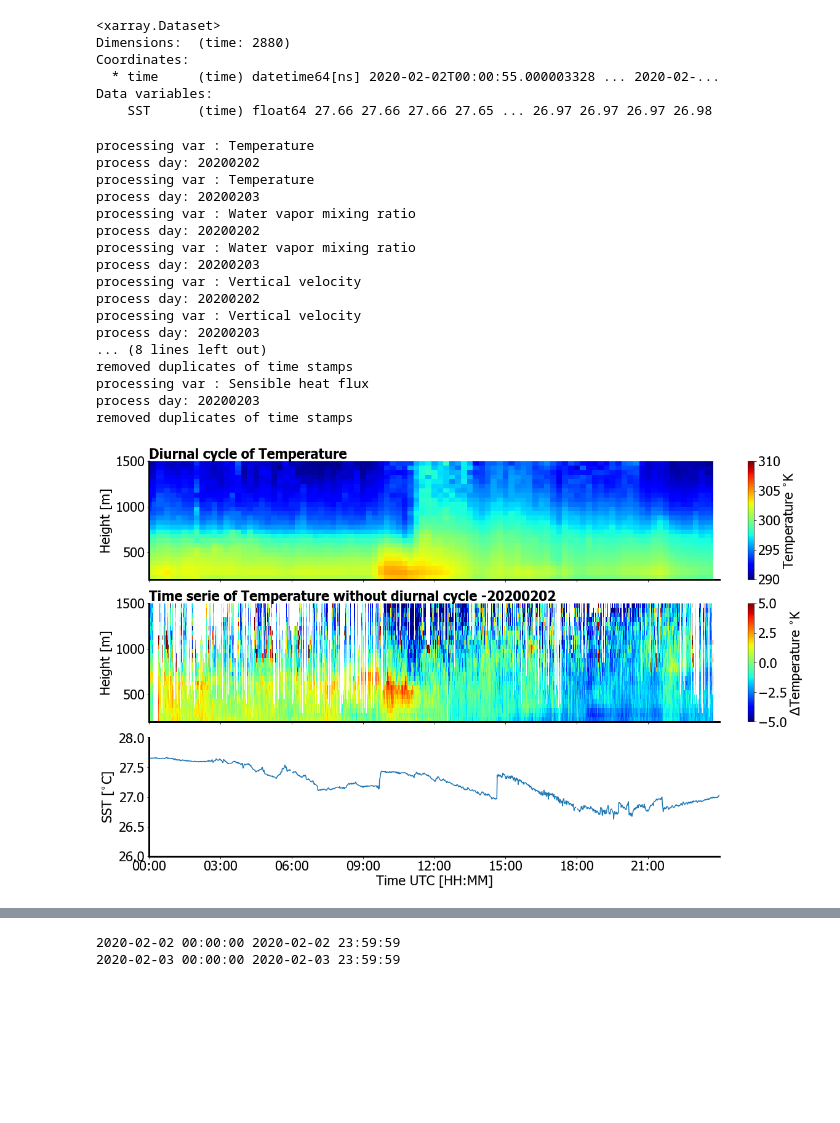
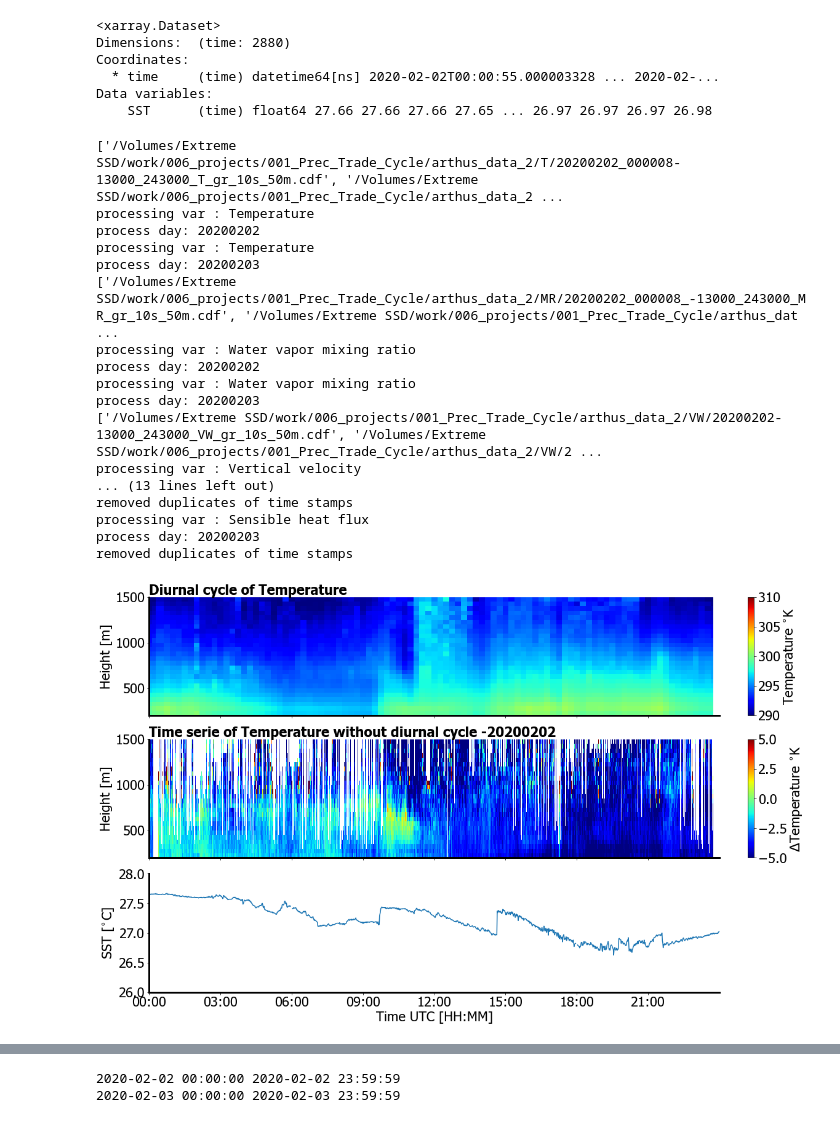
Before and after one commit to ClauClouds/SST-impact, a Jupyter notebook: remove_diurnal_cycle_from_arthus_data.ipynb, the cells around one changed output, grey strips where cells are left out. Saved outputs shown, nothing was run; the diff lists cells and outputs as text; code cells hidden in the pictures; blank space fills up the shorter version.

```diff
--- a/remove_diurnal_cycle_from_arthus_data.ipynb
+++ b/remove_diurnal_cycle_from_arthus_data.ipynb
@@ -237,8 +237,18 @@ noise_mask_file = '/Volumes/Extreme SSD/work/006_projects/001_Prec_Trade_Cycle/a
 
 for i_dict, dict_var in enumerate(dict_list):
 
-    data_path = '/Volumes/Extreme SSD/work/006_projects/001_Prec_Trade_Cycle/arthus_data/'+dict_var['var_name']+'/'
-    arthus_files = np.sort(glob.glob(data_path+'*.cdf'))[5:7]
+    data_path = '/Volumes/Extreme SSD/work/006_projects/001_Prec_Trade_Cycle/arthus_data_2/'+dict_var['var_name']+'/'
+
+    #reading file list depending on the files
+    if (dict_var['var_name'] == 'LHF') or (dict_var['var_name'] == 'SHF'):
+        arthus_files = [np.sort(glob.glob(data_path+'20200202_'+dict_var['var_name']+'.cdf'))[0],\
+                        np.sort(glob.glob(data_path+'20200203_'+dict_var['var_name']+'.cdf'))[0]]
+    else:
+        arthus_files = [np.sort(glob.glob(data_path+'20200202*_gr_10s_50m.cdf'))[0],\
+                        np.sort(glob.glob(data_path+'20200203*_gr_10s_50m.cdf'))[0]]
+
+
+    print(arthus_files)
 
     for i_file in range(len(arthus_files)):
 
@@ -255,7 +265,7 @@ for i_dict, dict_var in enumerate(dict_list):
 
 
         # read diurnal cycle file
-        d_cycle = xr.open_dataset('/Volumes/Extreme SSD/work/006_projects/001_Prec_Trade_Cycle/post_processed_data/arthus_diurnal_cycle/'+dict_var['var_name']+'_diurnal_cycle.nc')
+        d_cycle = xr.open_dataset('/Volumes/Extreme SSD/work/006_projects/001_Prec_Trade_Cycle/post_processed_data/diurnal_cycle/'+dict_var['var_name']+'_diurnal_cycle.nc')
 
         # calculate new time array for diurnal cycle
         time_start = datetime(2020,\
@@ -328,7 +338,7 @@ for i_dict, dict_var in enumerate(dict_list):
         axs[2].spines["right"].set_visible(False)
         axs[2].spines["bottom"].set_linewidth(3)
         axs[2].spines["left"].set_linewidth(3)
-        axs[2].plot(pd.to_datetime(SST_DS['time'].v alues), SST_DS['SST'].values)
+        axs[2].plot(pd.to_datetime(SST_DS['time'].values), SST_DS['SST'].values)
         axs[2].set_ylim(26., 28.)
         axs[2].set_xlabel('Time UTC [HH:MM]')
         axs[2].set_ylabel('SST [$^{\circ}$C]')
@@ -356,35 +366,35 @@ for i_dict, dict_var in enumerate(dict_list):
                             'FILL_VALUE'       :  'NaN',
                             'PI_NAME'          : 'Claudia Acquistapace',
                             'PI_AFFILIATION'   : 'University of Cologne (UNI), Germany',
                             'PI_ADDRESS'       : 'Institute for geophysics and meteorology, Pohligstrasse 3, 50969 Koeln',
                             'PI_MAIL'          : 'cacquist@meteo.uni-koeln.de',
                             'DATA_DESCRIPTION' : dict_var['var_string']+'with the diurnal cycle removed from the data',
                             'DATA_DISCIPLINE'  : 'Atmospheric Physics - Remote Sensing Lidar Profiler',
                             'DATA_GROUP'       : 'Experimental;Profile;Moving',
                             'DATA_SOURCE'      : 'arthus data',
                             'DATA_PROCESSING'  : 'https://github.com/ClauClouds/SST-impact/',
                             'INSTRUMENT_MODEL' : 'arthus raman lidar system',
                              'COMMENT'         : 'original data postprocessed by Diego Lange' }
         dataset    = xr.Dataset(data_vars = variables,
                                           coords = coords,
                                            attrs = global_attributes)
         dataset.to_netcdf('/Volumes/Extreme SSD/work/006_projects/001_Prec_Trade_Cycle/post_processed_data/diurnal_cycle_removed/'+dict_var['var_name']+'_'+date+'.nc')
 # %% [output]
+['/Volumes/Extreme SSD/work/006_projects/001_Prec_Trade_Cycle/arthus_data_2/T/20200202_000008-13000_243000_T_gr_10s_50m.cdf', '/Volumes/Extreme SSD/work/006_projects/001_Prec_Trade_Cycle/arthus_data_2 ...
 processing var : Temperature
 process day: 20200202
 processing var : Temperature
 process day: 20200203
+['/Volumes/Extreme SSD/work/006_projects/001_Prec_Trade_Cycle/arthus_data_2/MR/20200202_000008_-13000_243000_MR_gr_10s_50m.cdf', '/Volumes/Extreme SSD/work/006_projects/001_Prec_Trade_Cycle/arthus_dat ...
 processing var : Water vapor mixing ratio
 process day: 20200202
 processing var : Water vapor mixing ratio
 process day: 20200203
+['/Volumes/Extreme SSD/work/006_projects/001_Prec_Trade_Cycle/arthus_data_2/VW/20200202-13000_243000_VW_gr_10s_50m.cdf', '/Volumes/Extreme SSD/work/006_projects/001_Prec_Trade_Cycle/arthus_data_2/VW/2 ...
 processing var : Vertical velocity
-process day: 20200202
-processing var : Vertical velocity
-process day: 20200203
-... (8 lines left out)
+... (13 lines left out)
 removed duplicates of time stamps
 processing var : Sensible heat flux
 process day: 20200203
 removed duplicates of time stamps
-[figure, old version]
+[figure, new version]
```
Also changed, not shown: parts of 9 cells of this notebook, 1 other file.
